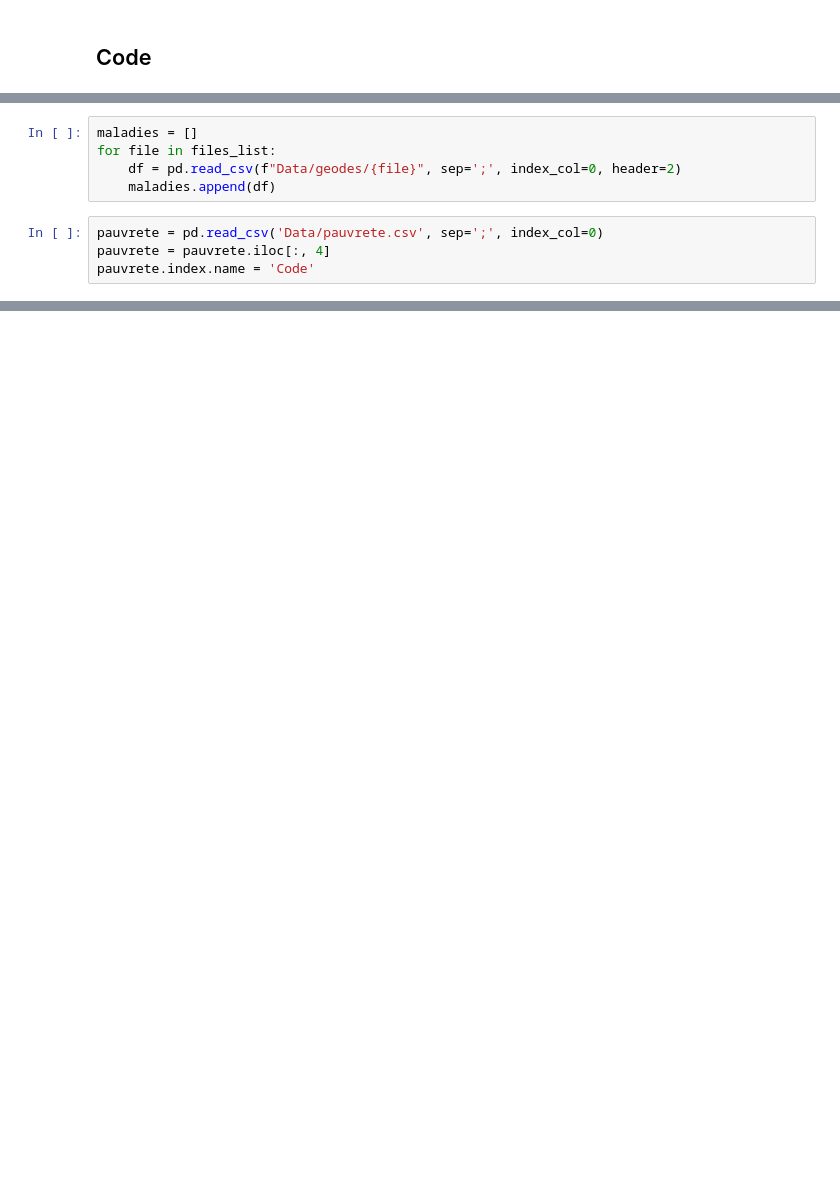
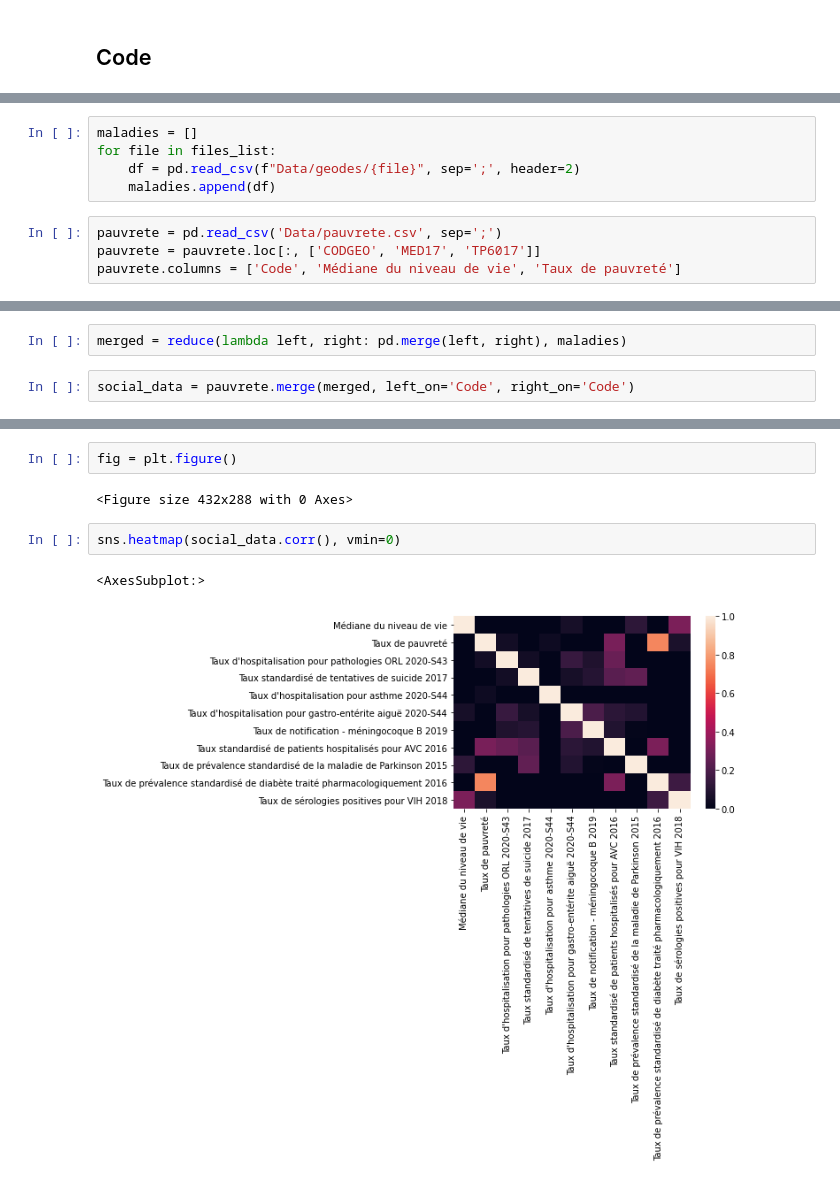
Before and after one commit to DonFeli/Projet_Inegalites, a Jupyter notebook: Projet_visualisation.ipynb, the cells around one changed output, grey strips where cells are left out. Drawn from its saved outputs; the diff is of its cells as text; blank space fills up the shorter version.

```diff
--- a/Projet_visualisation.ipynb
+++ b/Projet_visualisation.ipynb
@@ -42,9 +46,9 @@ for file in items:
 # %%
 maladies = []
 for file in files_list:
-    df = pd.read_csv(f"Data/geodes/{file}", sep=';', index_col=0, header=2)
+    df = pd.read_csv(f"Data/geodes/{file}", sep=';', header=2)
     maladies.append(df)
 # %%
-pauvrete = pd.read_csv('Data/pauvrete.csv', sep=';', index_col=0)
-pauvrete = pauvrete.iloc[:, 4]
-pauvrete.index.name = 'Code'
+pauvrete = pd.read_csv('Data/pauvrete.csv', sep=';')
+pauvrete = pauvrete.loc[:, ['CODGEO', 'MED17', 'TP6017']]
+pauvrete.columns = ['Code', 'Médiane du niveau de vie', 'Taux de pauvreté']
@@ -57,0 +57,4 @@ TypeError: 'int' object is not iterable
+# %%
+merged = reduce(lambda left, right: pd.merge(left, right), maladies)
+# %%
+social_data = pauvrete.merge(merged, left_on='Code', right_on='Code')
@@ -57,0 +77,9 @@ TypeError: 'int' object is not iterable
+# %%
+fig = plt.figure()
+# %% [output]
+<Figure size 432x288 with 0 Axes>
+# %%
+sns.heatmap(social_data.corr(), vmin=0)
+# %% [output]
+<AxesSubplot:>
+[figure, added]
```
Also changed, not shown: parts of 23 cells of this notebook, 10 other files.
